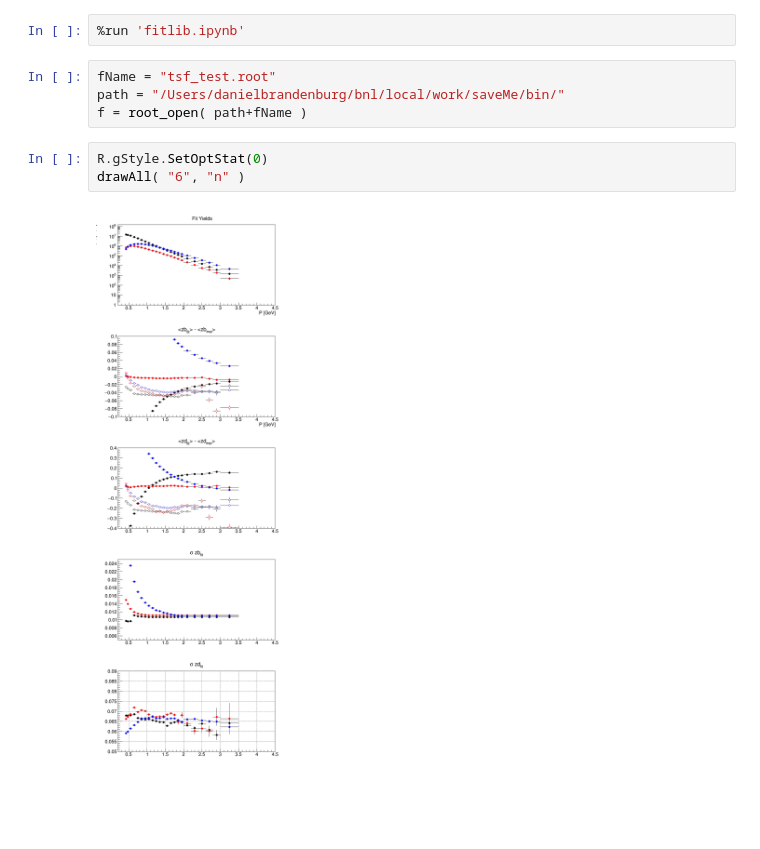
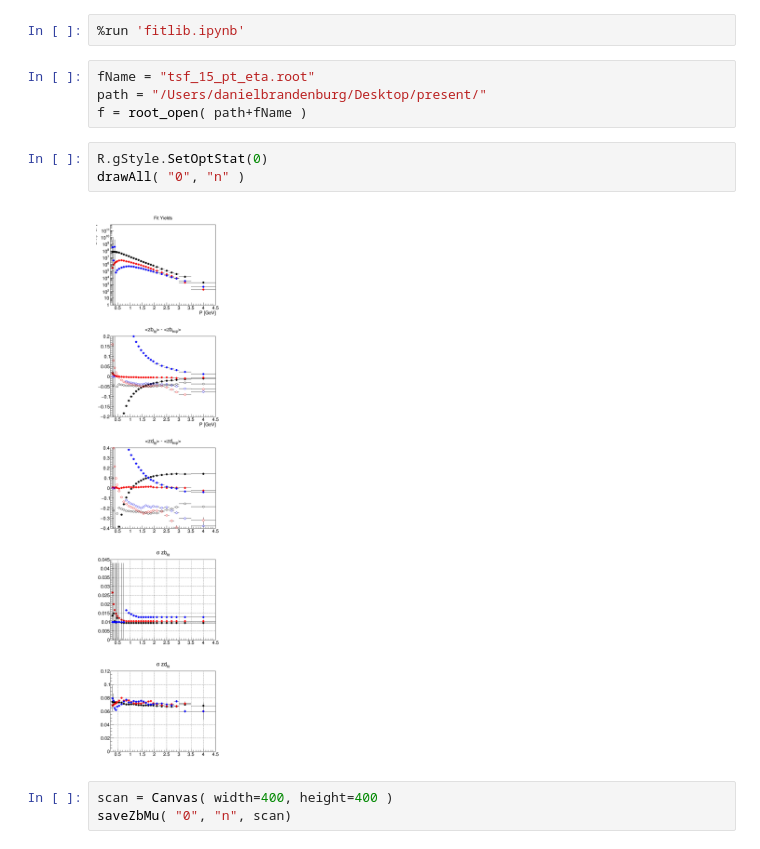
Before and after one commit to jdbrice/ipyLog, a Jupyter notebook: Rcp/View_Fit_Results.ipynb, the cells around one changed output. Saved outputs shown, nothing was run; the diff lists cells and outputs as text; blank space fills up the shorter version.

```diff
--- a/Rcp/View_Fit_Results.ipynb
+++ b/Rcp/View_Fit_Results.ipynb
@@ -1,11 +1,14 @@
 # %%
 %run 'fitlib.ipynb'
 # %%
-fName = "tsf_test.root"
-path = "/Users/danielbrandenburg/bnl/local/work/saveMe/bin/"
+fName = "tsf_15_pt_eta.root"
+path = "/Users/danielbrandenburg/Desktop/present/"
 f = root_open( path+fName )
 # %%
 R.gStyle.SetOptStat(0)
-drawAll( "6", "n" )
+drawAll( "0", "n" )
 # %% [output]
-[figure, old version]
+[figure, new version]
+# %%
+scan = Canvas( width=400, height=400 )
+saveZbMu( "0", "n", scan)
```
Also changed, not shown: 6 other files.
